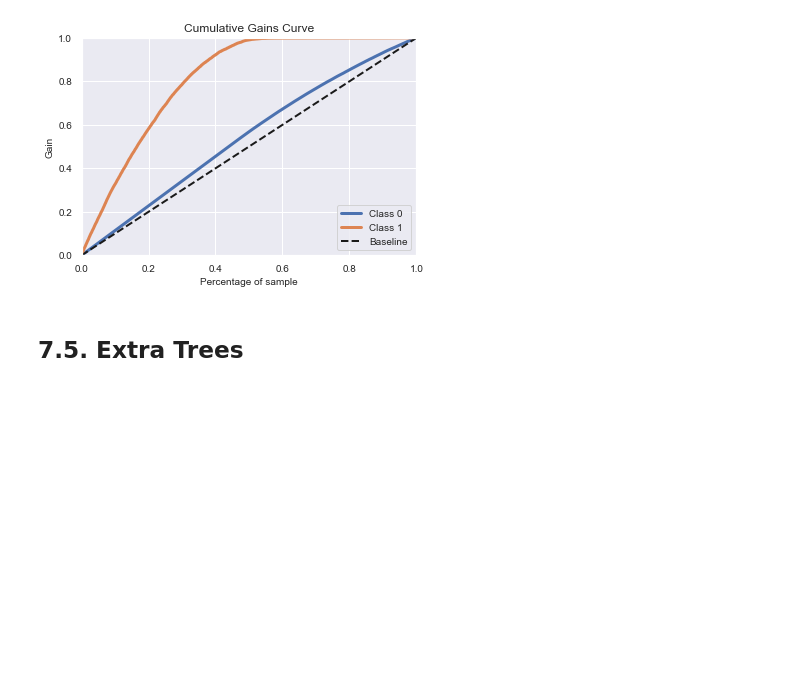
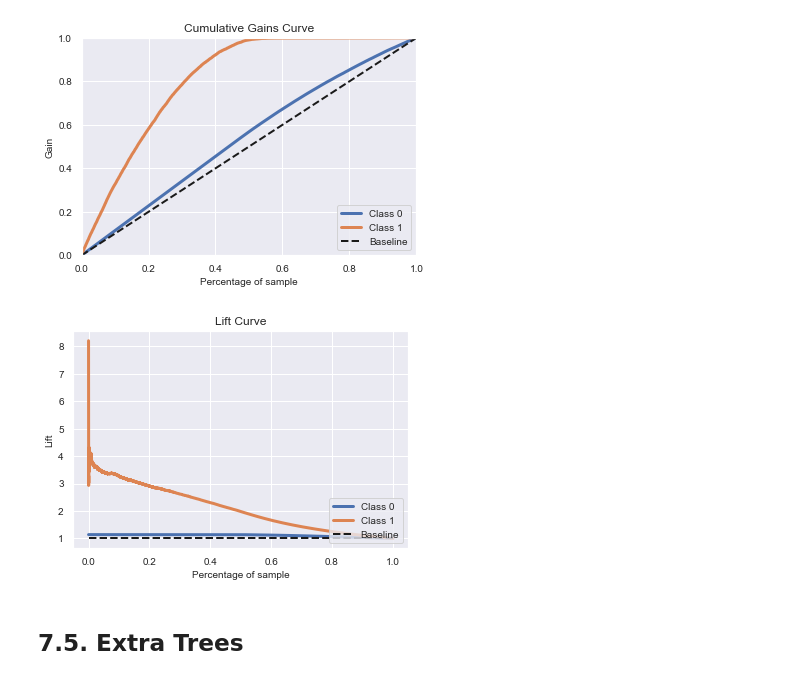
Before and after one commit to ThiagoBorgesLima/health_insurance, a Jupyter notebook: notebooks/mdfl_health_insurance_cross_sell.ipynb, the cells around one changed output. Saved outputs shown, nothing was run; the diff lists cells and outputs as text; code cells hidden in the pictures; blank space fills up the shorter version.

```diff
--- a/notebooks/mdfl_health_insurance_cross_sell.ipynb
+++ b/notebooks/mdfl_health_insurance_cross_sell.ipynb
@@ -528,6 +544,11 @@ yhat_xgb = xgb_model.predict_proba( x_val )
 skplt.metrics.plot_cumulative_gain( y_val, yhat_xgb);
 # %% [output]
 [figure]
+# %%
+# Scikitplot library
+skplt.metrics.plot_lift_curve( y_val, yhat_xgb );
+# %% [output]
+[figure, added]
 # %% [markdown]
 ## 7.5. Extra Trees
 # %%
```
Also changed, not shown: parts of 8 cells of this notebook, 5 other files.
